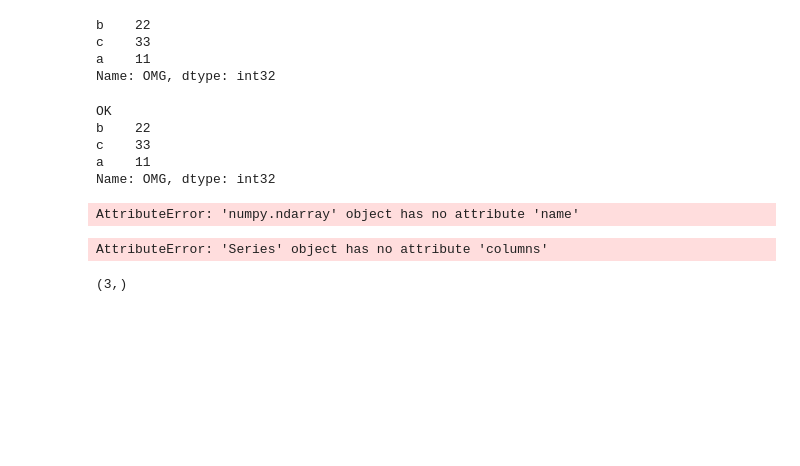
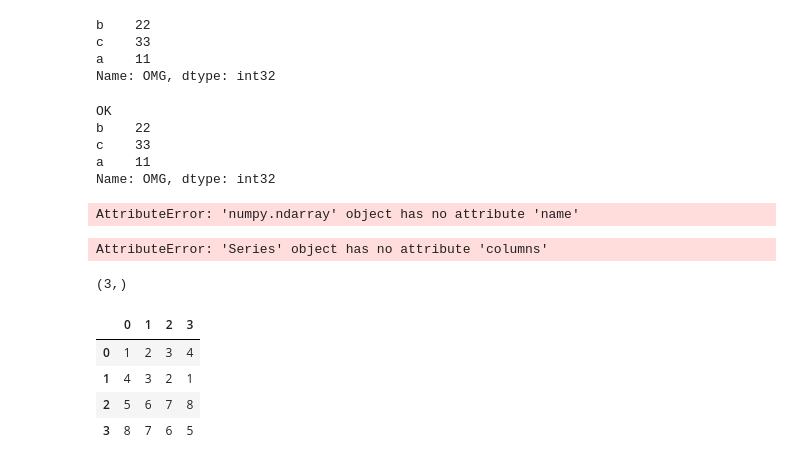
Before and after one commit to 2hongbi/DWU, a Jupyter notebook: src/2nd.ipynb, the cells around one changed output. Cells and saved outputs as stored; diff of their text form; code cells hidden in the pictures; blank space fills up the shorter version.

```diff
--- a/src/2nd.ipynb
+++ b/src/2nd.ipynb
@@ -214,0 +219,14 @@ a5.shape
+# %%
+a = [1, 2, 3, 4]
+b = [4, 3, 2, 1]
+c = [5, 6, 7, 8]
+d = [8, 7, 6, 5]
+# %%
+df1 = pd.DataFrame([a, b, c, d])
+df1
+# %% [output]
+|  | 0 | 1 | 2 | 3 |
+| 0 | 1 | 2 | 3 | 4 |
+| 1 | 4 | 3 | 2 | 1 |
+| 2 | 5 | 6 | 7 | 8 |
+| 3 | 8 | 7 | 6 | 5 |
```
Also changed, not shown: parts of 35 cells of this notebook.
